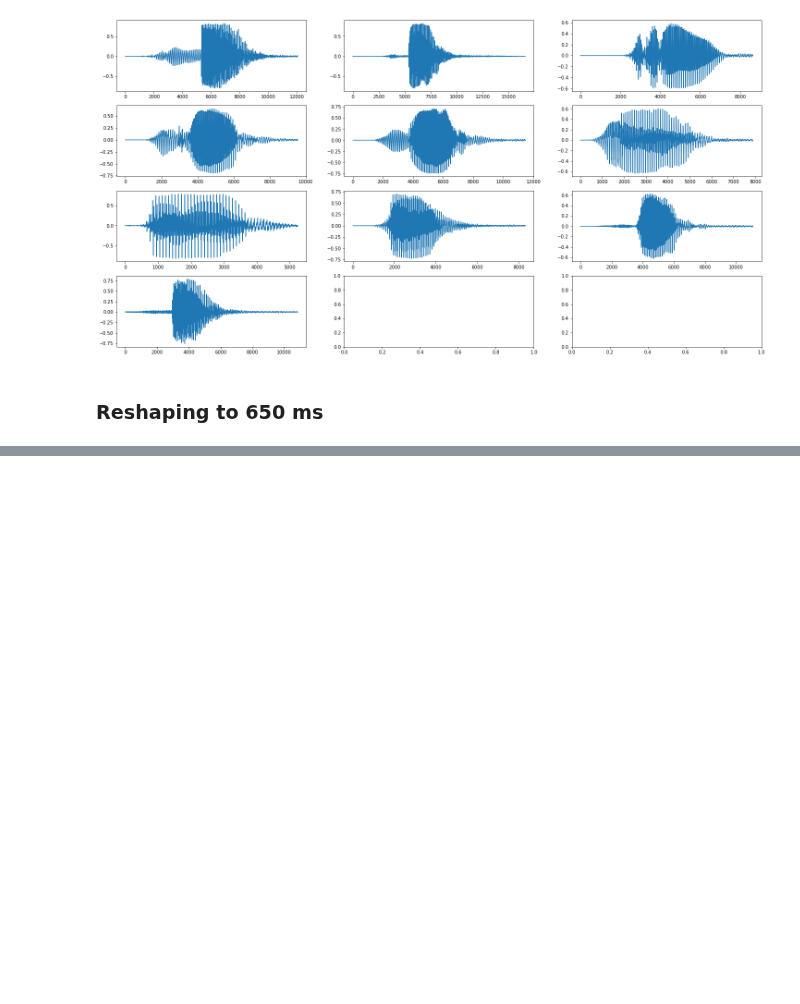
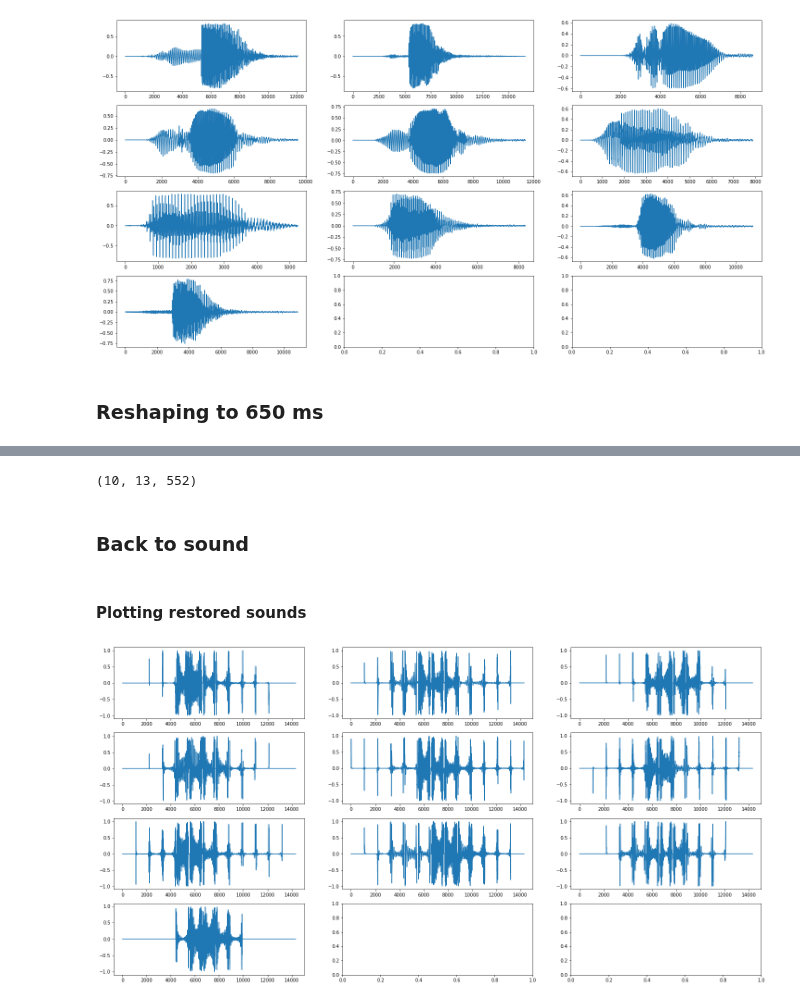
Before and after one commit to neuralsrg/EEG, a Jupyter notebook: Spectrums.ipynb, the cells around one changed output, grey strips where cells are left out. Drawn from its saved outputs; the diff is of its cells as text; code cells hidden in the pictures; blank space fills up the shorter version.

Commit message:
Figured out bad sound quality reasons

```diff
--- a/Spectrums.ipynb
+++ b/Spectrums.ipynb
@@ -45,0 +67,35 @@ Snd.shape
+# %%
+FRAME_SIZE = 1102
+SR = 22050
+HOP_LENGTH = 1102 * 2
+# %%
+Specs = np.empty((0, 552))
+for syl in Snd:
+    for row in syl:
+        x = np.abs(librosa.stft(row, n_fft=FRAME_SIZE, hop_length=HOP_LENGTH, center=False))
+        Specs = np.append(Specs, x.T, axis=0) # x is (552, 1)
+Specs = Specs.reshape(10, 13, 552)
+Specs.shape
+# %% [output]
+(10, 13, 552)
+# %% [markdown]
+### Back to sound
+# %%
+Signal = np.empty((0, 1102))
+for spec in Specs.reshape(130, 552):
+    x_ = restore(spec.reshape(552, 1), frame_size=FRAME_SIZE, hop_length=HOP_LENGTH, epochs=10)
+    Signal = np.append(Signal, x_.reshape(1, -1), axis=0)
+# %% [markdown]
+#### Plotting restored sounds
+# %%
+cutSignal = Signal.reshape(10, -1)
+cutSignal = cutSignal * (cutSignal < 1) * (cutSignal > -1)
+# %%
+fig, axes = plt.subplots(figsize=(25, 13), nrows=4, ncols=3)
+for i in range(4):
+    for j in range(3):
+        axes[i][j].plot(cutSignal[3 * i + j])
+        if 3 * i + j == 9:
+            break
+# %% [output]
+[figure, added]
```
Also changed, not shown: parts of 10 cells of this notebook.
